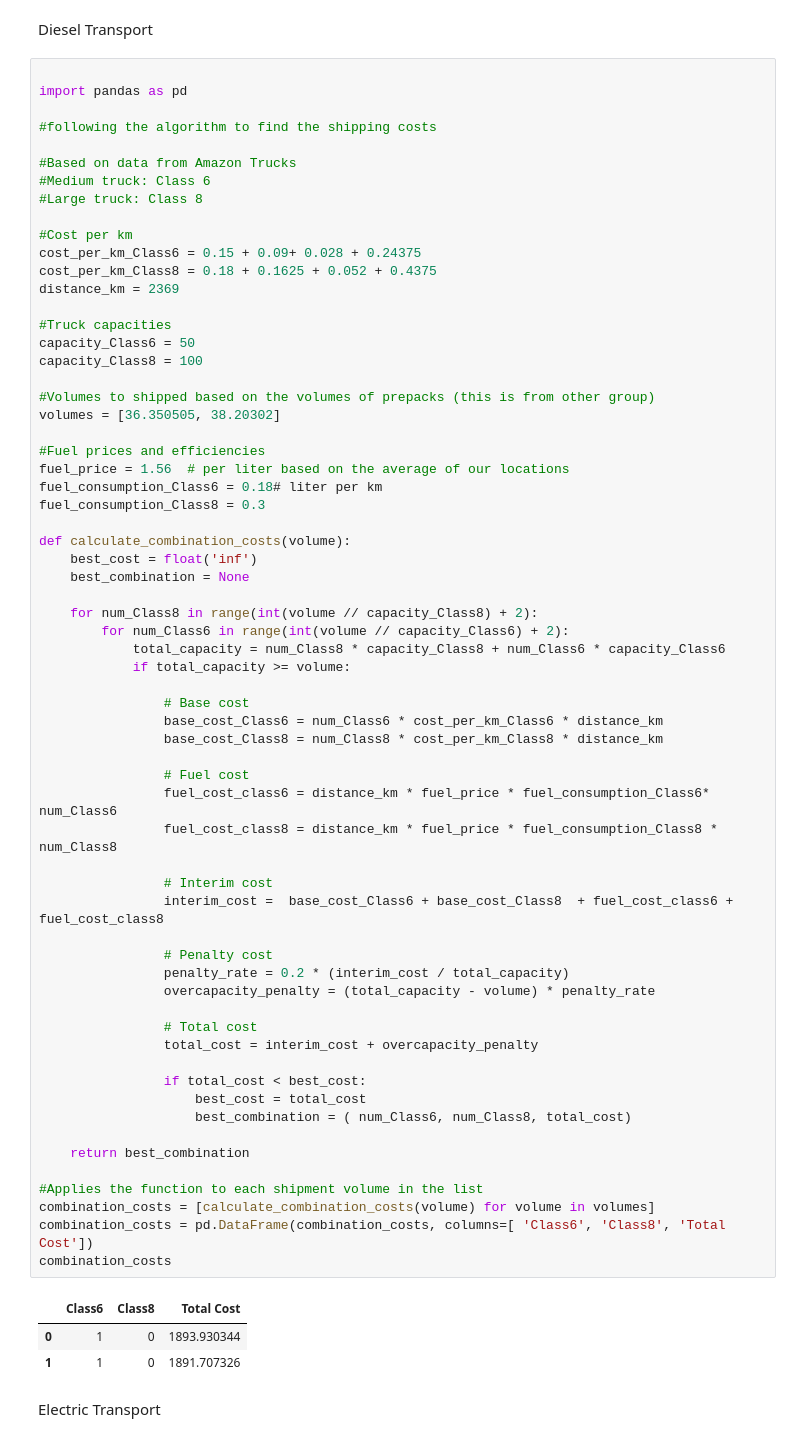
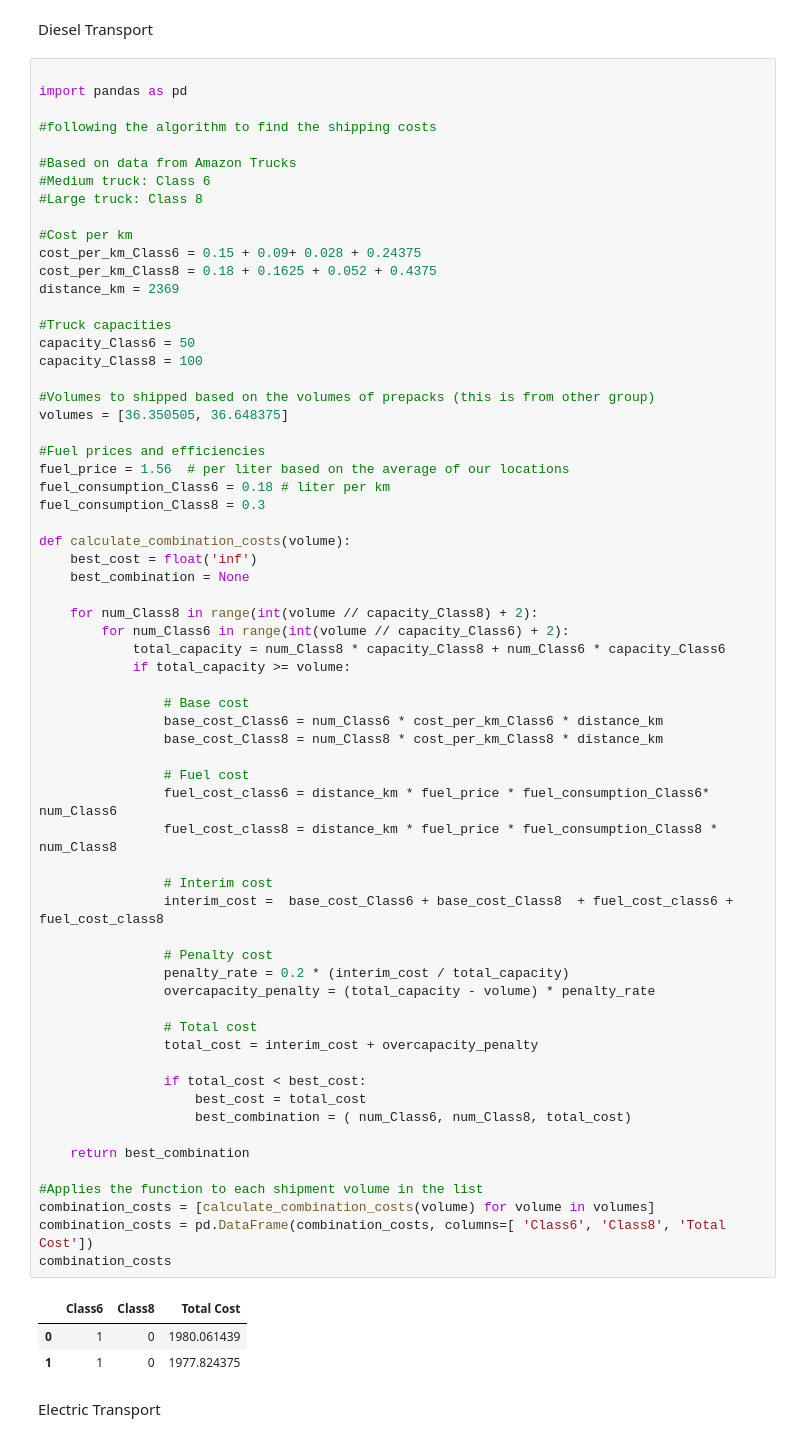
Before and after one commit to biekeleenknegt/SCM_GW, a Jupyter notebook: FULL_CODE.ipynb, the cells around one changed output. Cells and saved outputs as stored; diff of their text form.

```diff
--- a/FULL_CODE.ipynb
+++ b/FULL_CODE.ipynb
@@ -1819,11 +1819,11 @@ capacity_Class6 = 50
 capacity_Class8 = 100
 
 #Volumes to shipped based on the volumes of prepacks (this is from other group)
-volumes = [36.350505, 38.20302]
+volumes = [36.350505, 36.648375]
 
 #Fuel prices and efficiencies
 fuel_price = 1.56  # per liter based on the average of our locations
-fuel_consumption_Class6 = 0.18# liter per km
+fuel_consumption_Class6 = 0.18 # liter per km
 fuel_consumption_Class8 = 0.3
 
 def calculate_combination_costs(volume):
@@ -1838,35 +1838,35 @@ def calculate_combination_costs(volume):
                 # Base cost
                 base_cost_Class6 = num_Class6 * cost_per_km_Class6 * distance_km
                 base_cost_Class8 = num_Class8 * cost_per_km_Class8 * distance_km
 
                 # Fuel cost
                 fuel_cost_class6 = distance_km * fuel_price * fuel_consumption_Class6* num_Class6
                 fuel_cost_class8 = distance_km * fuel_price * fuel_consumption_Class8 * num_Class8
 
                 # Interim cost
                 interim_cost =  base_cost_Class6 + base_cost_Class8  + fuel_cost_class6 + fuel_cost_class8
 
                 # Penalty cost
                 penalty_rate = 0.2 * (interim_cost / total_capacity)
                 overcapacity_penalty = (total_capacity - volume) * penalty_rate
 
                 # Total cost
                 total_cost = interim_cost + overcapacity_penalty
 
                 if total_cost < best_cost:
                     best_cost = total_cost
                     best_combination = ( num_Class6, num_Class8, total_cost)
 
     return best_combination
 
 #Applies the function to each shipment volume in the list
 combination_costs = [calculate_combination_costs(volume) for volume in volumes]
 combination_costs = pd.DataFrame(combination_costs, columns=[ 'Class6', 'Class8', 'Total Cost'])
 combination_costs
 # %% [output]
 |  | Class6 | Class8 | Total Cost |
-| 0 | 1 | 0 | 1893.930344 |
-| 1 | 1 | 0 | 1891.707326 |
+| 0 | 1 | 0 | 1980.061439 |
+| 1 | 1 | 0 | 1977.824375 |
 # %% [markdown]
 Electric Transport
 # %%
```
Also changed, not shown: parts of 5 cells of this notebook.
